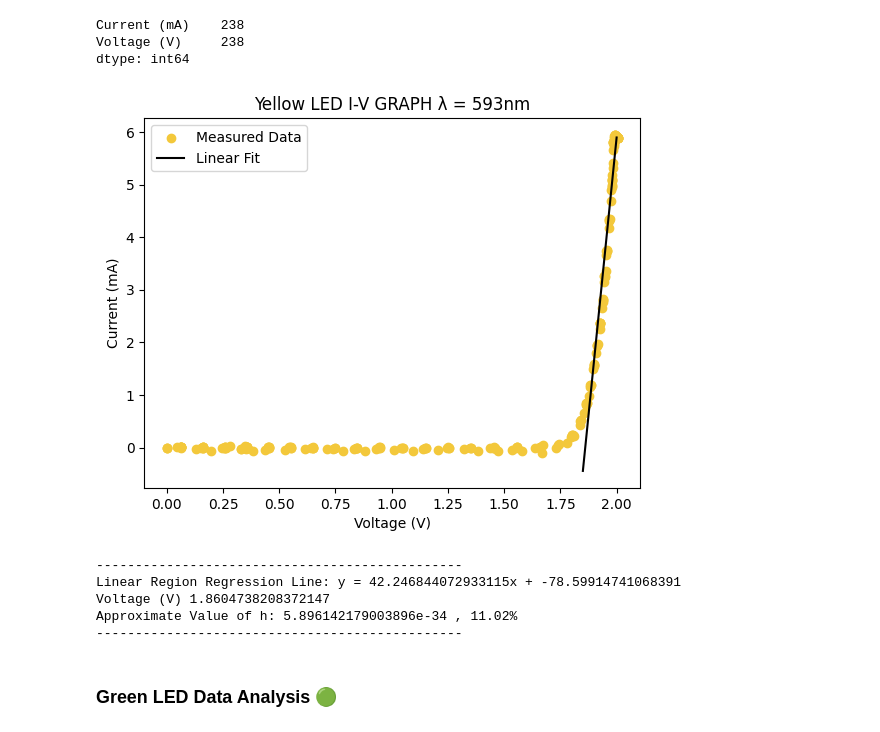
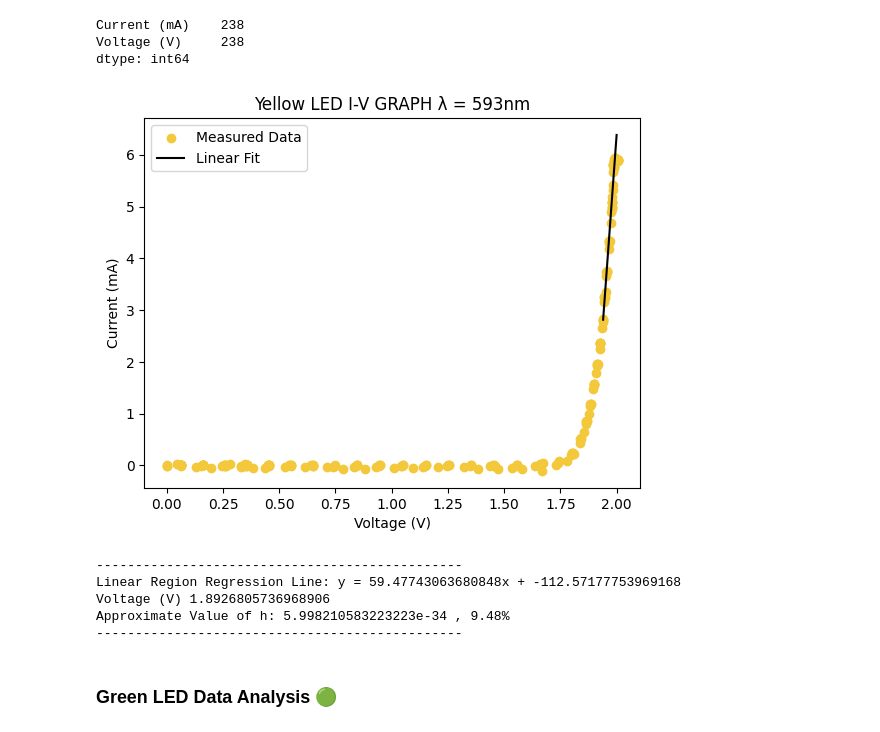
Before and after one commit to MrBenjaminHolmes/PlanckLED-ESP32, a Jupyter notebook: PlanckLED-ESP32.ipynb, the cells around one changed output. Drawn from its saved outputs; the diff is of its cells as text; code cells hidden in the pictures.

Commit message:
Adjusting Linear Region Values

```diff
--- a/PlanckLED-ESP32.ipynb
+++ b/PlanckLED-ESP32.ipynb
@@ -101,7 +101,7 @@ Current (mA)    238
 Voltage (V)     238
 dtype: int64
 # %%
-linearRegionValueLower = 1.85
+linearRegionValueLower = 1.94
 linearRegionValueUpper = 2.0
 linear = yellowData[(yellowData["Voltage (V)"] > linearRegionValueLower) &
                     (yellowData["Voltage (V)"] < linearRegionValueUpper)]
@@ -115,38 +115,38 @@ plt.scatter(
 )
 
 plt.title("Yellow LED I-V GRAPH λ = 593nm")
 plt.xlabel("Voltage (V)")
 plt.ylabel("Current (mA)")
 
 # Linear regression
 Ym, Yc = np.polyfit(linear["Voltage (V)"], linear["Current (mA)"], 1)
 
 
 x_fit = np.linspace(linearRegionValueLower, linearRegionValueUpper, 100)
 y_fit = Ym * x_fit + Yc
 plt.plot(x_fit, y_fit, color="black", label="Linear Fit")
 
 plt.legend()
 plt.show()
 
 print("-----------------------------------------------")
 print(f"Linear Region Regression Line: y = {Ym}x + {Yc}")
 
 YellowThresholdvoltage = -Yc / Ym
 print(f"Voltage (V) {YellowThresholdvoltage}")
 
 h = (sci.constants.e * YellowThresholdvoltage * yellowWavelength) / sci.constants.c
 
 percentDiff = (sci.constants.h - h) / sci.constants.h * 100
 
 print(f"Approximate Value of h: {h} , {round(percentDiff,2)}%")
 print("-----------------------------------------------")
 # %% [output]
-[figure, old version]
+[figure, new version]
 -----------------------------------------------
-Linear Region Regression Line: y = 42.246844072933115x + -78.59914741068391
-Voltage (V) 1.8604738208372147
-Approximate Value of h: 5.896142179003896e-34 , 11.02%
+Linear Region Regression Line: y = 59.47743063680848x + -112.57177753969168
+Voltage (V) 1.8926805736968906
+Approximate Value of h: 5.998210583223223e-34 , 9.48%
 -----------------------------------------------
 # %% [markdown]
 ### Green LED Data Analysis 🟢
```
Also changed, not shown: parts of 2 cells of this notebook.
